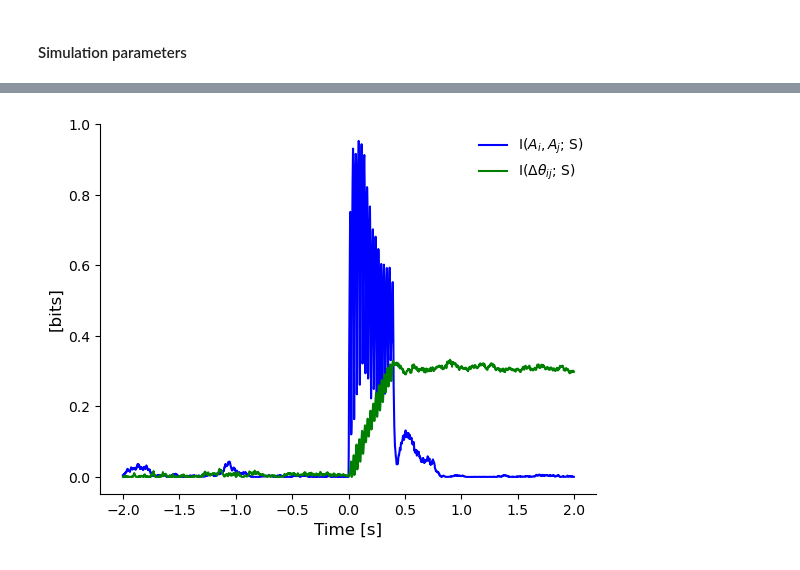
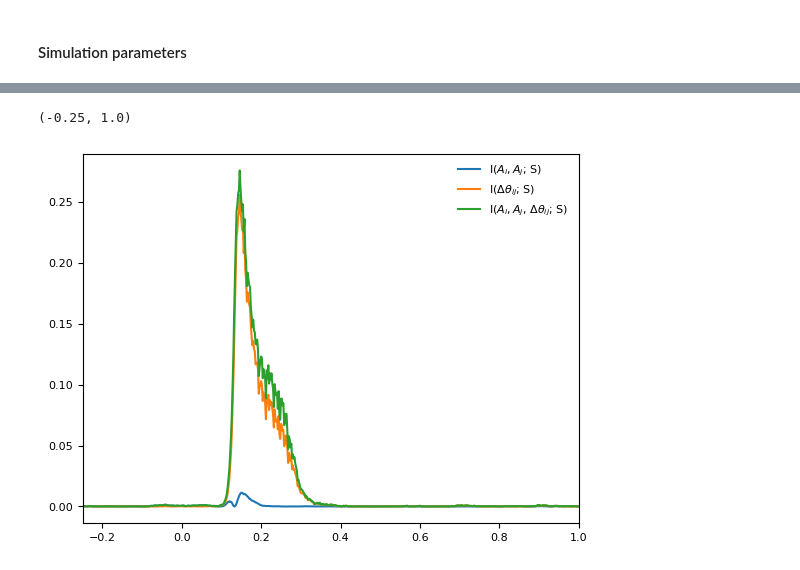
Before and after one commit to ViniciusLima94/phase_amplitude_encoding, a Jupyter notebook: notebooks/Figure3.ipynb, the cells around one changed output, grey strips where cells are left out. Cells and saved outputs as stored; diff of their text form; code cells hidden in the pictures.

```diff
--- a/notebooks/Figure3.ipynb
+++ b/notebooks/Figure3.ipynb
@@ -194,23 +92,6 @@ simulate_loop = jax.vmap(
 # %%
-out = simulate_loop(
-    C,
-    30,
-    40,
-    jnp.array([-5, -5, -5]),
-    fsamp,
-    beta,
-    Npoints,
-    CS,
-    seeds,
-    "cpu",
-    decim,
-    "both",
-)
-
-
-stim = np.arange(ntrials)
 data = xr.DataArray(
     np.stack(out),
     dims=("trials", "roi", "times"),
-    coords=(stim, ["x", "y", "z"], time[::decim]),
-).sel(times=slice(-2, 2))
+    coords=(range(ntrials), ["x", "y"], time[::decim]),
+).sel(times=slice(-0.5, 1))
@@ -242,29 +151,32 @@ mi_fcn_time_frequency = jax.vmap(mi_fcn_time, in_axes=(2, 2, None, None))
 # %%
-labels = np.tile(np.expand_dims(Amplitudes, 1), data.sizes["times"])
 z = data[:, 0] * np.conj(data[:, 1])
+
 A = np.abs(z).values
-dphi = np.unwrap(np.angle(z))
+dphi = np.angle(z)
+dphi = np.abs( (dphi + np.pi) % (2 * np.pi) - np.pi )
+
+
+labels = np.tile(np.expand_dims(np.linspace(0, 100, ntrials), 1), dphi.shape[1])
 
 I_S_R1 = mi_fcn_time(A[None], labels[None], False, True)
+plt.plot(data.times, I_S_R1)
+
 I_S_R2 = mi_fcn_time(dphi[None], labels[None], False, True)
-I_S_R12 = mi_fcn_time(dphi[None], labels[None], False, True)
+plt.plot(data.times, I_S_R2)
 
-ax = plt.subplot(111)
-plt.plot(data.times, I_S_R1, "b")
-plt.plot(data.times, I_S_R2, "g")
+I_S_R1_R2 = mi_fcn_time(np.stack((A, dphi)), labels[None], False, True)
+plt.plot(data.times, I_S_R1_R2)
 
 plt.legend(
     [
         r"I($A_{i}, A_{j}$; S)",
         r"I($\Delta\theta_{ij}$; S)",
+        r"I($A_{i}, A_{j}$, $\Delta\theta_{ij}$; S)",
     ],
     frameon=False,
 )
 
-plt.xlabel("Time [s]", fontsize=12)
-plt.ylabel("[bits]", fontsize=12)
-[ax.spines[key].set_visible(False) for key in ["top", "right"]]
-
-plt.savefig("figures/sample_encoding_evoked_potential.png", bbox_inches="tight")
+plt.xlim(-0.25, 1)
 # %% [output]
+(-0.25, 1.0)
-[figure, old version]
+[figure, new version]
```
Also changed, not shown: parts of 32 cells of this notebook, 39 other files.
